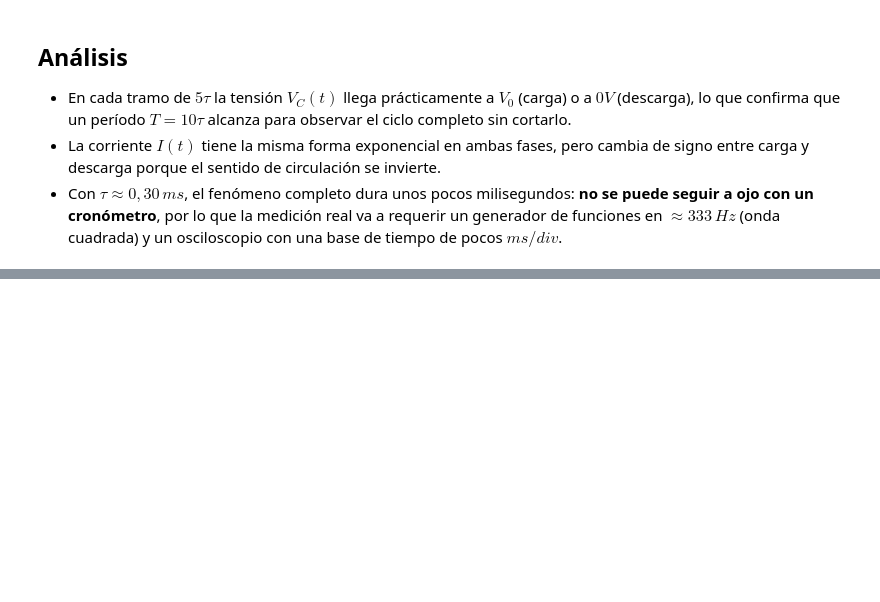
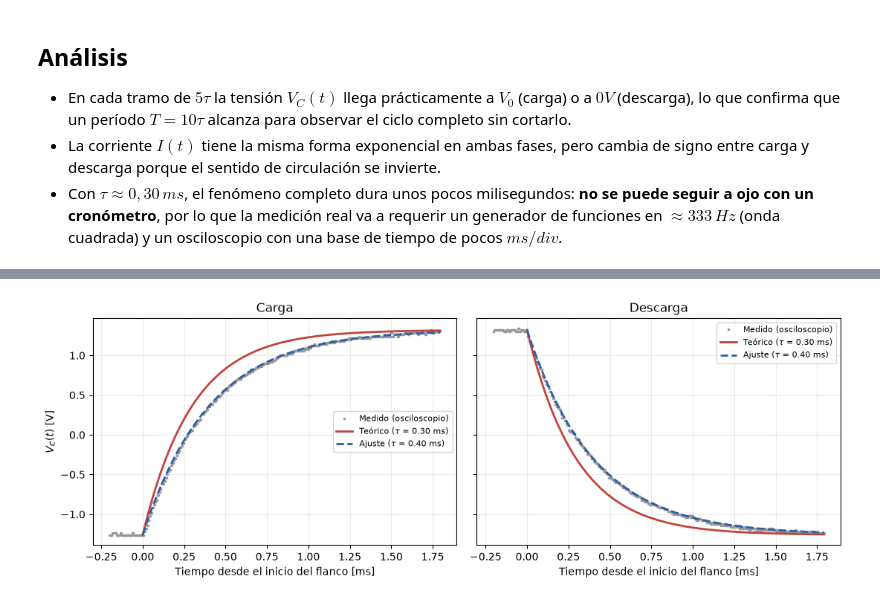
Before and after one commit to fernandatperez/EYM-TP1, a Jupyter notebook: tp3_carga_descarga_capacitor.ipynb, the cells around one changed output, grey strips where cells are left out. Drawn from its saved outputs; the diff is of its cells as text; code cells hidden in the pictures; blank space fills up the shorter version.

```diff
--- a/tp3_carga_descarga_capacitor.ipynb
+++ b/tp3_carga_descarga_capacitor.ipynb
@@ -151,0 +249,27 @@ Esta muestra teórica sirve como referencia para configurar el generador de func
+# %%
+fig, axs = plt.subplots(1, 2, figsize=(11, 4), sharey=True)
+
+for ax, (i, es_carga), titulo in zip(axs, [[f for f in flancos if f[1]][1], [f for f in flancos if not f[1]][0]], ["Carga", "Descarga"]):
+    _, t0 = ajustar_tau(i, es_carga)
+    a = int((t0 - 0.2e-3) / dt)
+    b = int((t0 + 1.8e-3) / dt)
+    tt = t_med[a:b] - t0
+    tp = np.linspace(0, tt[-1], 400)
+    if es_carga:
+        f = lambda x, tau: v_bajo + (v_alto - v_bajo) * (1 - np.exp(-x / tau))
+    else:
+        f = lambda x, tau: v_bajo + (v_alto - v_bajo) * np.exp(-x / tau)
+
+    ax.plot(tt * 1e3, v_med[a:b], ".", color="0.6", markersize=3, label="Medido (osciloscopio)")
+    ax.plot(tp * 1e3, f(tp, tau_teo), color="#C1443C", linewidth=2, label=fr"Teórico ($\tau$ = {tau_teo*1e3:.2f} ms)")
+    ax.plot(tp * 1e3, f(tp, tau_med), "--", color="#2E5EAA", linewidth=2, label=fr"Ajuste ($\tau$ = {tau_med*1e3:.2f} ms)")
+    ax.set_title(titulo)
+    ax.set_xlabel("Tiempo desde el inicio del flanco [ms]")
+    ax.grid(alpha=0.25)
+    ax.legend(loc="center right" if es_carga else "upper right", fontsize=8)
+
+axs[0].set_ylabel(r"$V_C(t)$ [V]")
+fig.tight_layout()
+plt.show()
+# %% [output]
+[figure, added]
```
Also changed, not shown: parts of 10 cells of this notebook, 1 other file.
